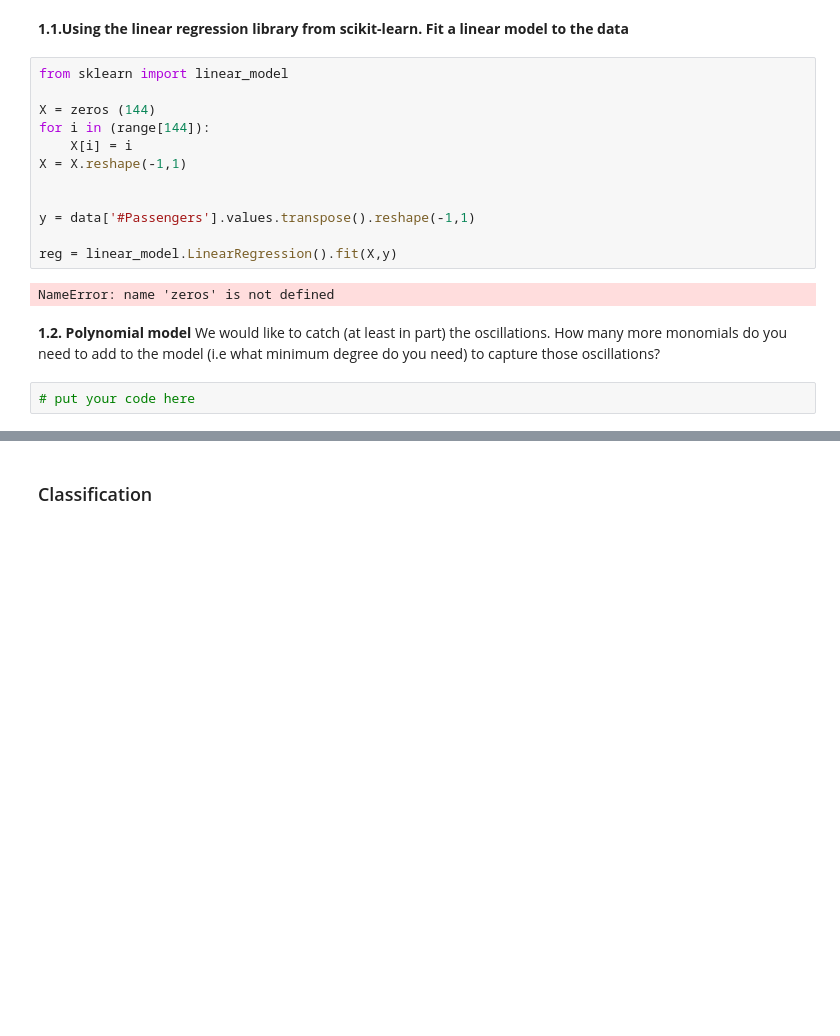
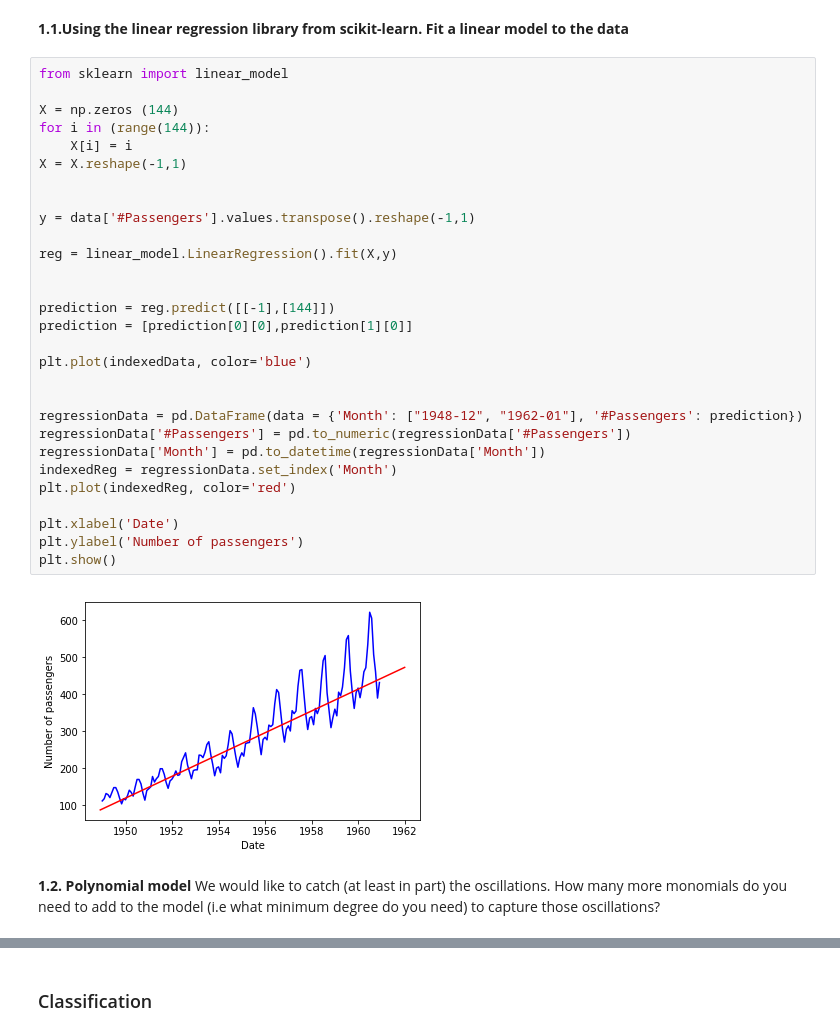
Before and after one commit to WaleedHashmi/Intro-to-Machine-Learning, a Jupyter notebook: Revisions/Revisions.ipynb, the cells around one changed output, grey strips where cells are left out. Cells and saved outputs as stored; diff of their text form; blank space fills up the shorter version.

```diff
--- a/Revisions/Revisions.ipynb
+++ b/Revisions/Revisions.ipynb
@@ -173,19 +173,34 @@ __1.1.Using the linear regression library from scikit-learn. Fit a linear model
 # %%
 from sklearn import linear_model
 
-X = zeros (144)
-for i in (range[144]):
+X = np.zeros (144)
+for i in (range(144)):
     X[i] = i
 X = X.reshape(-1,1)
 
 
 y = data['#Passengers'].values.transpose().reshape(-1,1)
 
 reg = linear_model.LinearRegression().fit(X,y)
+
+
+prediction = reg.predict([[-1],[144]])
+prediction = [prediction[0][0],prediction[1][0]]
+
+plt.plot(indexedData, color='blue')
+
+
+regressionData = pd.DataFrame(data = {'Month': ["1948-12", "1962-01"], '#Passengers': prediction})
+regressionData['#Passengers'] = pd.to_numeric(regressionData['#Passengers'])
+regressionData['Month'] = pd.to_datetime(regressionData['Month'])
+indexedReg = regressionData.set_index('Month')
+plt.plot(indexedReg, color='red')
+
+plt.xlabel('Date')
+plt.ylabel('Number of passengers')
+plt.show()
 # %% [output]
-NameError: name 'zeros' is not defined
+[figure, added]
 # %% [markdown]
 __1.2. Polynomial model__
 We would like to catch (at least in part) the oscillations. How many more monomials do you need to add to the model (i.e what minimum degree do you need) to capture those oscillations?
-# %%
-# put your code here
```
Also changed, not shown: parts of 8 cells of this notebook.
